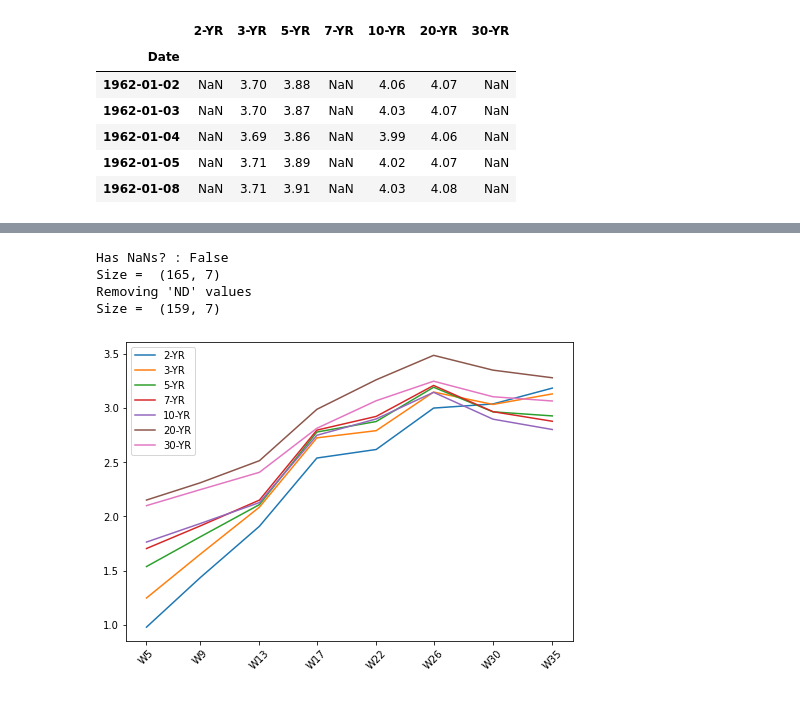
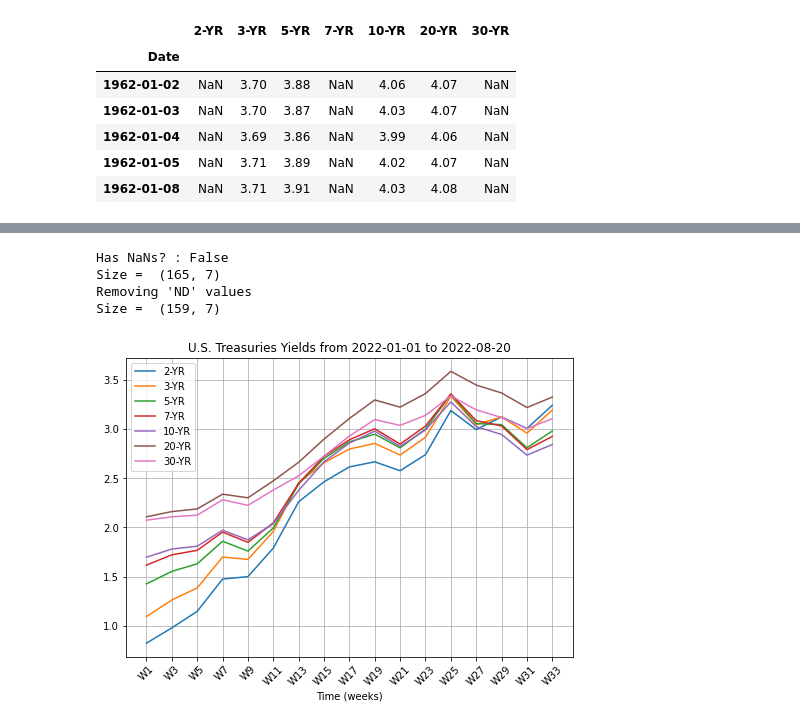
Before and after one commit to rohan097/pca-analysis, a Jupyter notebook: main.ipynb, the cells around one changed output, grey strips where cells are left out. Drawn from its saved outputs; the diff is of its cells as text; code cells hidden in the pictures.

```diff
--- a/main.ipynb
+++ b/main.ipynb
@@ -107,16 +112,21 @@ Size =  (159, 7)
 # %%
-yield_info = df['2022-01-01': '2022-08-20'][:]
+yield_start_date = '2022-01-01'
+yield_end_date = '2022-08-20'
+yield_info = df[yield_start_date : yield_end_date][:]
 yield_info = clean(yield_info)
 yield_info.index = pd.to_datetime(yield_info.index)
-yield_info = yield_info.resample('M').mean()
+yield_info = yield_info.resample('2W').mean()
 for maturity in maturities:
     plt.plot(yield_info.index, yield_info[str(maturity) + '-YR'], label=str(maturity) + '-YR')
 plt.legend()
 plt.xticks(yield_info.index, labels=['W' + str(w.week) for w in yield_info.index], rotation=45)
+plt.xlabel('Time (weeks)')
+plt.title('U.S. Treasuries Yields from ' + yield_start_date + ' to ' + yield_end_date)
+plt.grid()
 plt.show()
 # %% [output]
 Has NaNs? : False
 Size =  (165, 7)
 Removing 'ND' values
 Size =  (159, 7)
-[figure, old version]
+[figure, new version]
```
Also changed, not shown: parts of 8 cells of this notebook.
